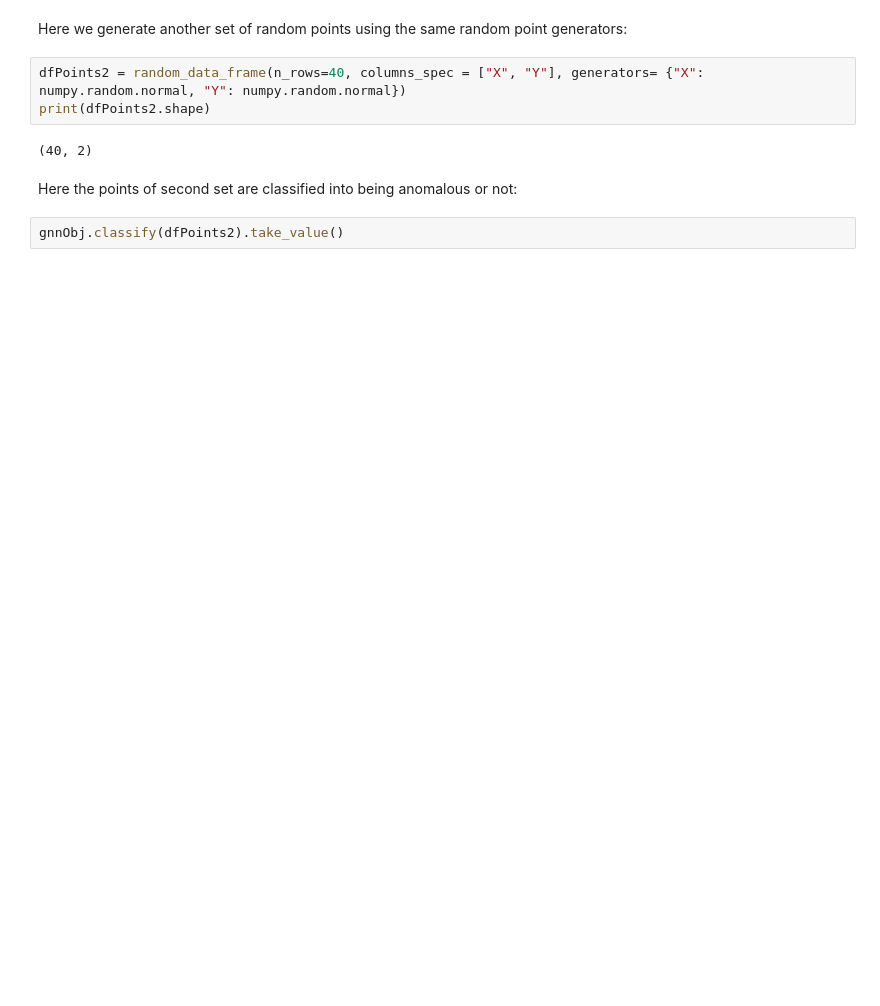
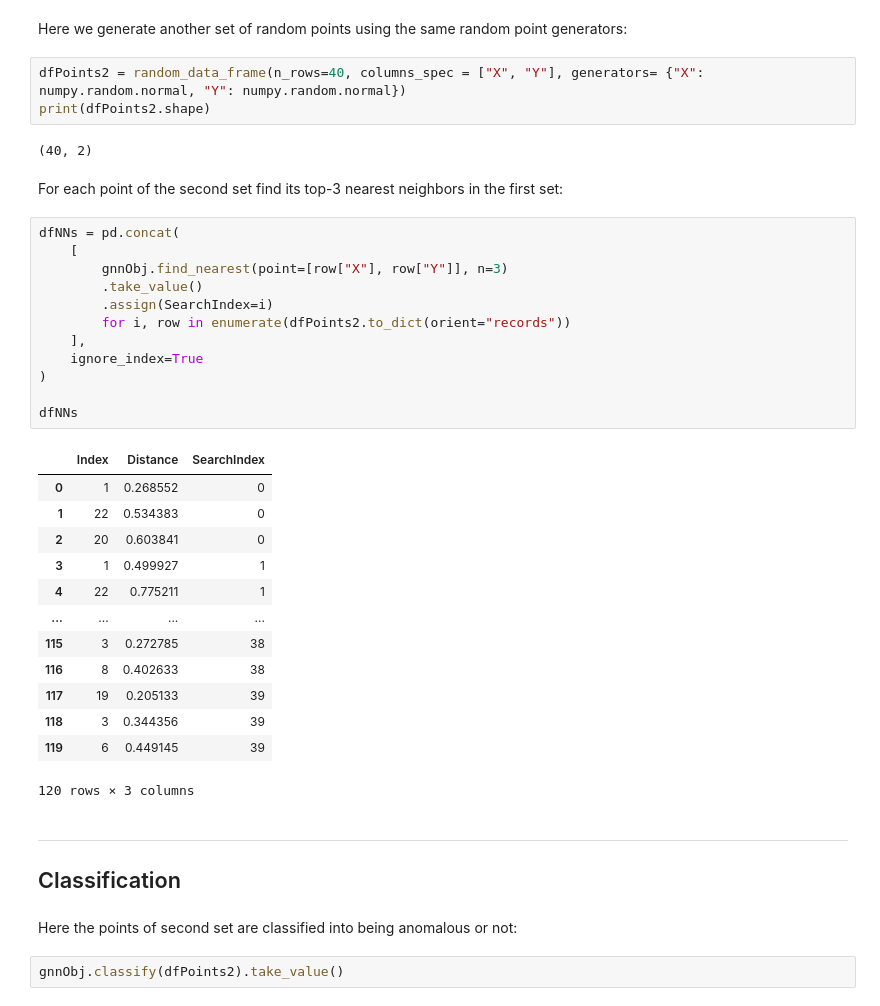
Before and after one commit to antononcube/Python-GeometricNearestNeighborsProcessor, a Jupyter notebook: docs/Usage-examples.ipynb, the cells around one changed output. Drawn from its saved outputs; the diff is of its cells as text; blank space fills up the shorter version.

Commit message:
docs:Added section on (batch) nearest neighbor finding.

```diff
--- a/docs/Usage-examples.ipynb
+++ b/docs/Usage-examples.ipynb
@@ -135,6 +137,38 @@ dfPoints2 = random_data_frame(n_rows=40, columns_spec = ["X", "Y"], generators=
 print(dfPoints2.shape)
 # %% [output]
 (40, 2)
+# %% [markdown]
+For each point of the second set find its top-3 nearest neighbors in the first set:
+# %%
+dfNNs = pd.concat(
+    [
+        gnnObj.find_nearest(point=[row["X"], row["Y"]], n=3)
+        .take_value()
+        .assign(SearchIndex=i)
+        for i, row in enumerate(dfPoints2.to_dict(orient="records"))
+    ],
+    ignore_index=True
+)
+
+dfNNs
+# %% [output]
+|  | Index | Distance | SearchIndex |
+| 0 | 1 | 0.268552 | 0 |
+| 1 | 22 | 0.534383 | 0 |
+| 2 | 20 | 0.603841 | 0 |
+| 3 | 1 | 0.499927 | 1 |
+| 4 | 22 | 0.775211 | 1 |
+| ... | ... | ... | ... |
+| 115 | 3 | 0.272785 | 38 |
+| 116 | 8 | 0.402633 | 38 |
+| 117 | 19 | 0.205133 | 39 |
+| 118 | 3 | 0.344356 | 39 |
+| 119 | 6 | 0.449145 | 39 |
+120 rows × 3 columns
+# %% [markdown]
+----
+
+## Classification
 # %% [markdown]
 Here the points of second set are classified into being anomalous or not:
 # %%
```
Also changed, not shown: parts of 6 cells of this notebook.
